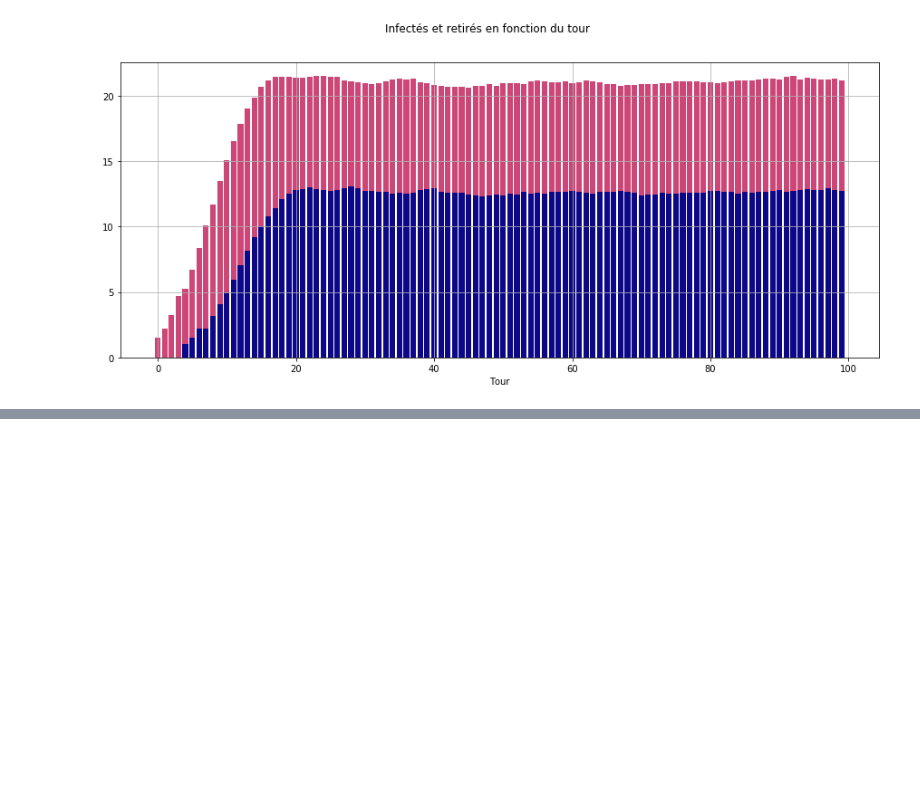
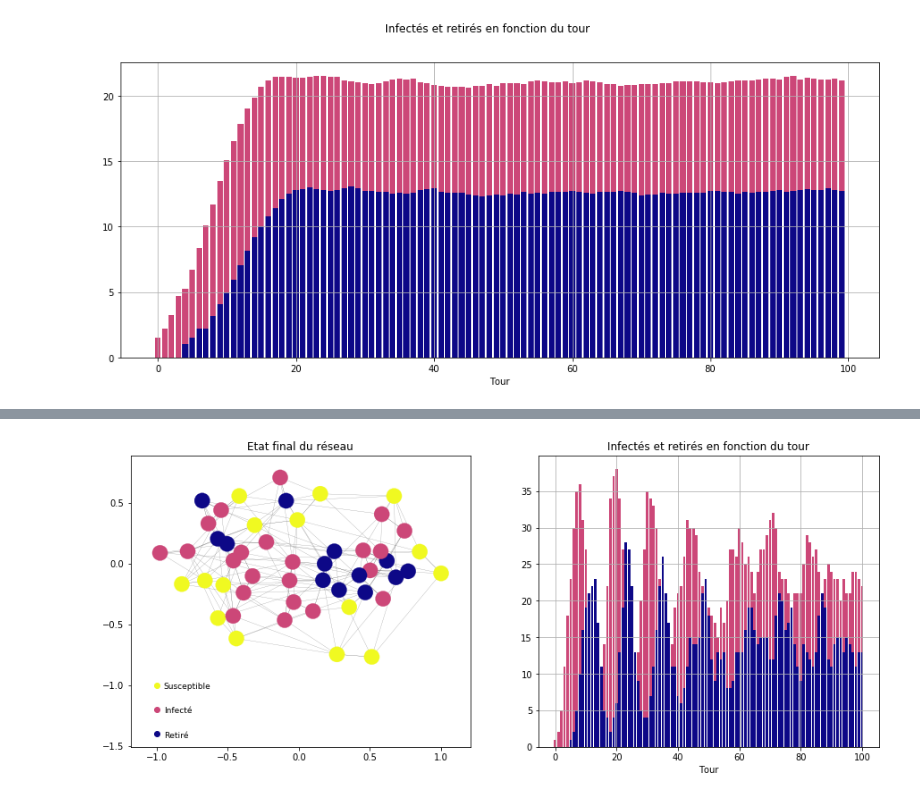
Before and after one commit to farid-fari/epidemics, a Jupyter notebook: epidemics/Exemples.ipynb, the cells around one changed output, grey strips where cells are left out. Drawn from its saved outputs; the diff is of its cells as text; code cells hidden in the pictures; blank space fills up the shorter version.

```diff
--- a/epidemics/Exemples.ipynb
+++ b/epidemics/Exemples.ipynb
@@ -62,0 +69,7 @@ Vous allez générer 242 nodes, cela risque d'être long...
+# %%
+import networkx as nx
+g = nx.watts_strogatz_graph(50, 6, 0.6)
+# %%
+sirs.plot(graph=g, p=0.2)
+# %% [output]
+[figure, added]
```
Also changed, not shown: parts of 11 cells of this notebook, 1 other file.
